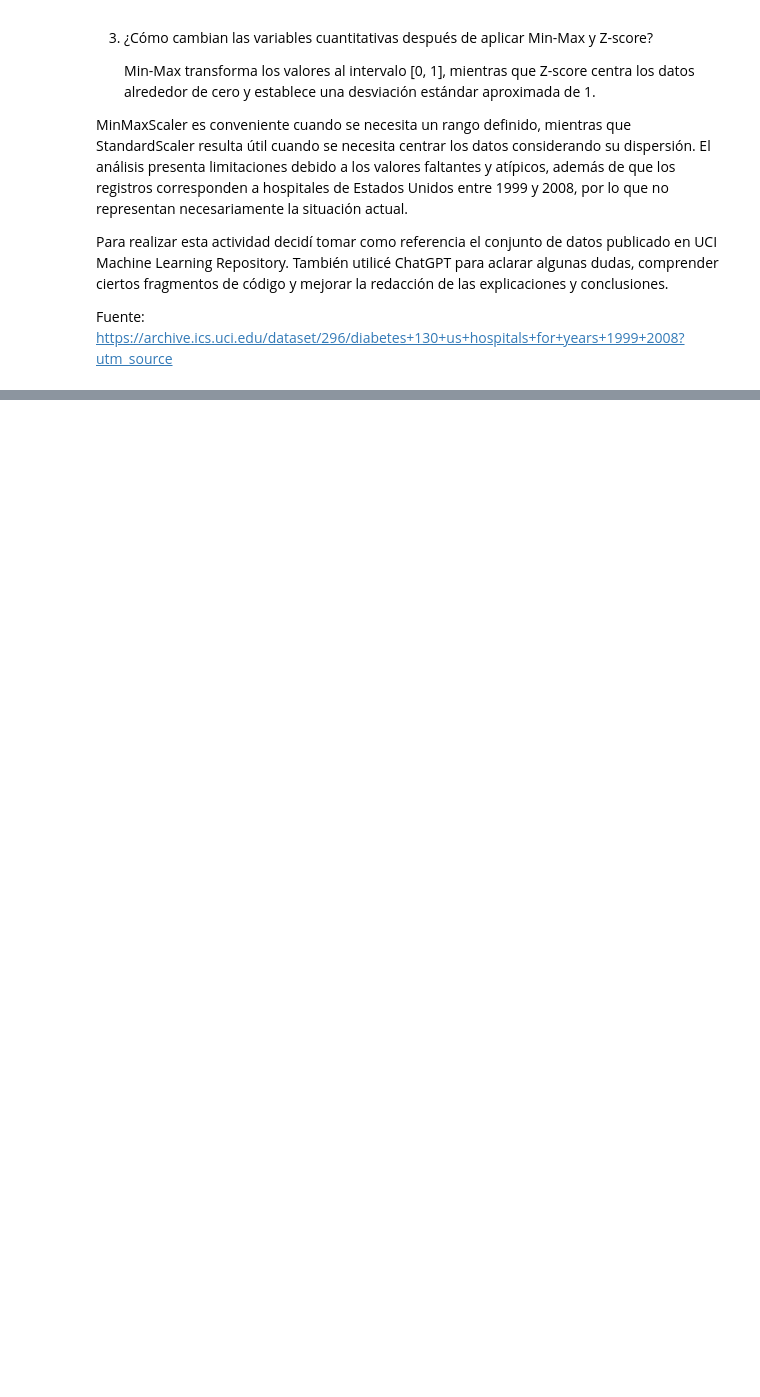
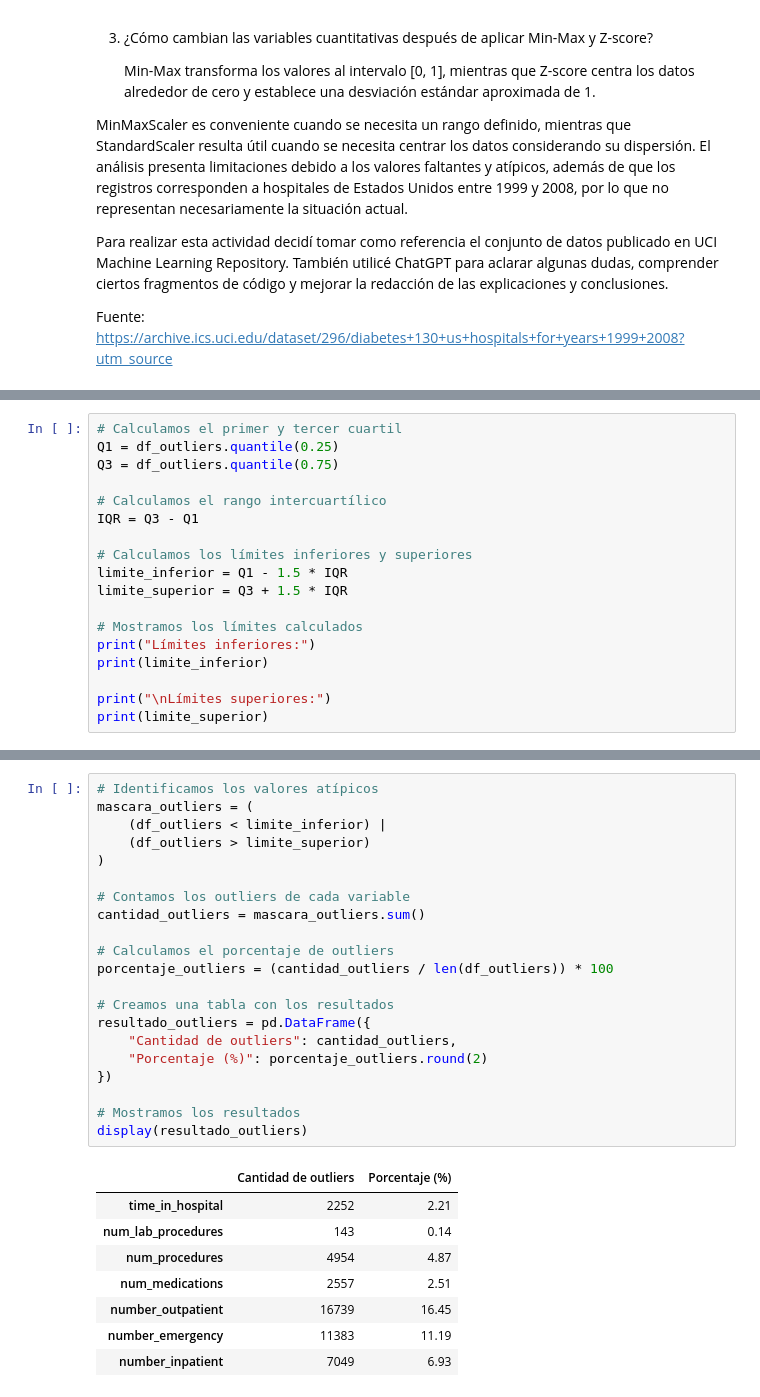
Before and after one commit to r0berto1000c-ops/fundamentosMachine26-27, a Jupyter notebook: Rosero_Robert_Practica_Datos_Medicos.ipynb, the cells around one changed output, grey strips where cells are left out. Drawn from its saved outputs; the diff is of its cells as text; blank space fills up the shorter version.

```diff
--- a/Rosero_Robert_Practica_Datos_Medicos.ipynb
+++ b/Rosero_Robert_Practica_Datos_Medicos.ipynb
@@ -1004,0 +1037,18 @@ Fuente: https://archive.ics.uci.edu/dataset/296/diabetes+130+us+hospitals+for+ye
+# %%
+# Calculamos el primer y tercer cuartil
+Q1 = df_outliers.quantile(0.25)
+Q3 = df_outliers.quantile(0.75)
+
+# Calculamos el rango intercuartílico
+IQR = Q3 - Q1
+
+# Calculamos los límites inferiores y superiores
+limite_inferior = Q1 - 1.5 * IQR
+limite_superior = Q3 + 1.5 * IQR
+
+# Mostramos los límites calculados
+print("Límites inferiores:")
+print(limite_inferior)
+
+print("\nLímites superiores:")
+print(limite_superior)
@@ -1004,0 +1075,30 @@ Fuente: https://archive.ics.uci.edu/dataset/296/diabetes+130+us+hospitals+for+ye
+# %%
+# Identificamos los valores atípicos
+mascara_outliers = (
+    (df_outliers < limite_inferior) |
+    (df_outliers > limite_superior)
+)
+
+# Contamos los outliers de cada variable
+cantidad_outliers = mascara_outliers.sum()
+
+# Calculamos el porcentaje de outliers
+porcentaje_outliers = (cantidad_outliers / len(df_outliers)) * 100
+
+# Creamos una tabla con los resultados
+resultado_outliers = pd.DataFrame({
+    "Cantidad de outliers": cantidad_outliers,
+    "Porcentaje (%)": porcentaje_outliers.round(2)
+})
+
+# Mostramos los resultados
+display(resultado_outliers)
+# %% [output]
+|  | Cantidad de outliers | Porcentaje (%) |
+| time_in_hospital | 2252 | 2.21 |
+| num_lab_procedures | 143 | 0.14 |
+| num_procedures | 4954 | 4.87 |
+| num_medications | 2557 | 2.51 |
+| number_outpatient | 16739 | 16.45 |
+| number_emergency | 11383 | 11.19 |
+| number_inpatient | 7049 | 6.93 |
```
Also changed, not shown: parts of 9 cells of this notebook, 2 other files.
